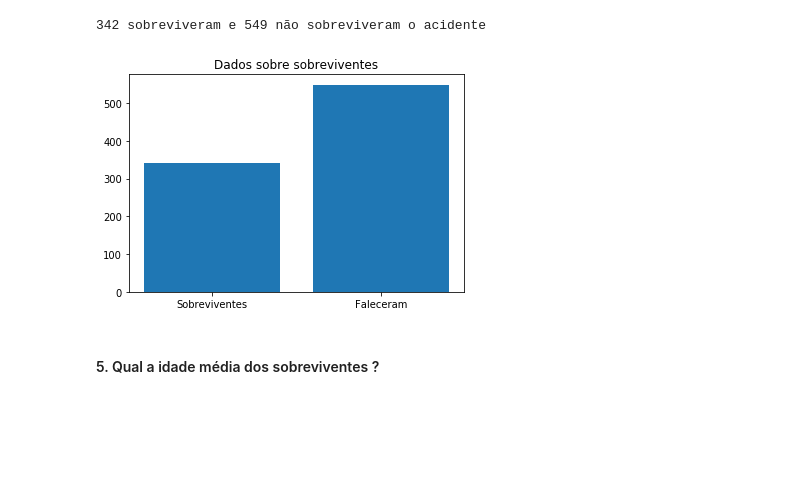
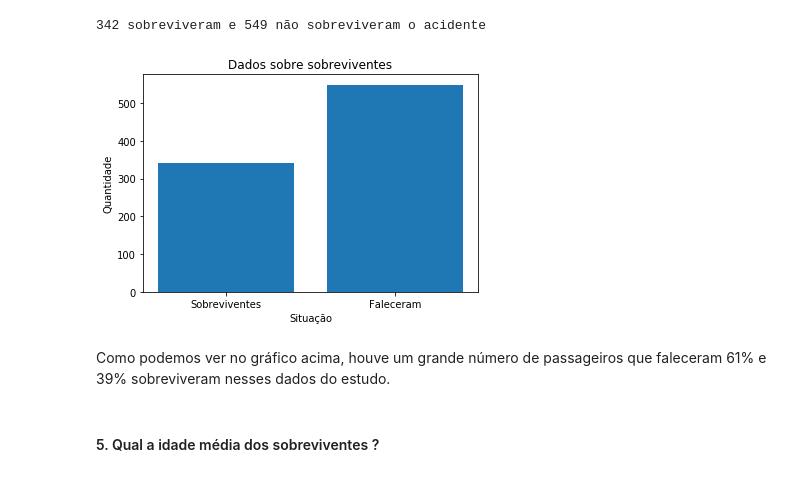
Before and after one commit to thiagorsantos21/titanic-data, a Jupyter notebook: titanic.ipynb, the cells around one changed output. Saved outputs shown, nothing was run; the diff lists cells and outputs as text; code cells hidden in the pictures; blank space fills up the shorter version.

```diff
--- a/titanic.ipynb
+++ b/titanic.ipynb
@@ -97,15 +114,18 @@ print("{} sobreviveram e {} não sobreviveram o acidente".format(sobreviventes,n
 # %% [output]
 342 sobreviveram e 549 não sobreviveram o acidente
 # %%
-#Gráfico de barras
 locations = [1, 2]
 heights = [sobreviventes, nao_sobreviventes]
 labels = ['Sobreviventes', 'Faleceram']
 plt.bar(locations, heights, tick_label=labels)
 plt.title('Dados sobre sobreviventes')
+plt.xlabel('Situação', fontsize=10)
+plt.ylabel('Quantidade', fontsize=10)
 plt.show(block=True)
 # %% [output]
-[figure, old version]
+[figure, new version]
+# %% [markdown]
+Como podemos ver no gráfico acima, houve um grande número de passageiros que faleceram 61% e 39% sobreviveram nesses dados do estudo.
 # %% [markdown]
 #### 5. Qual a idade média dos sobreviventes ?
 # %%
```
Also changed, not shown: parts of 19 cells of this notebook.
